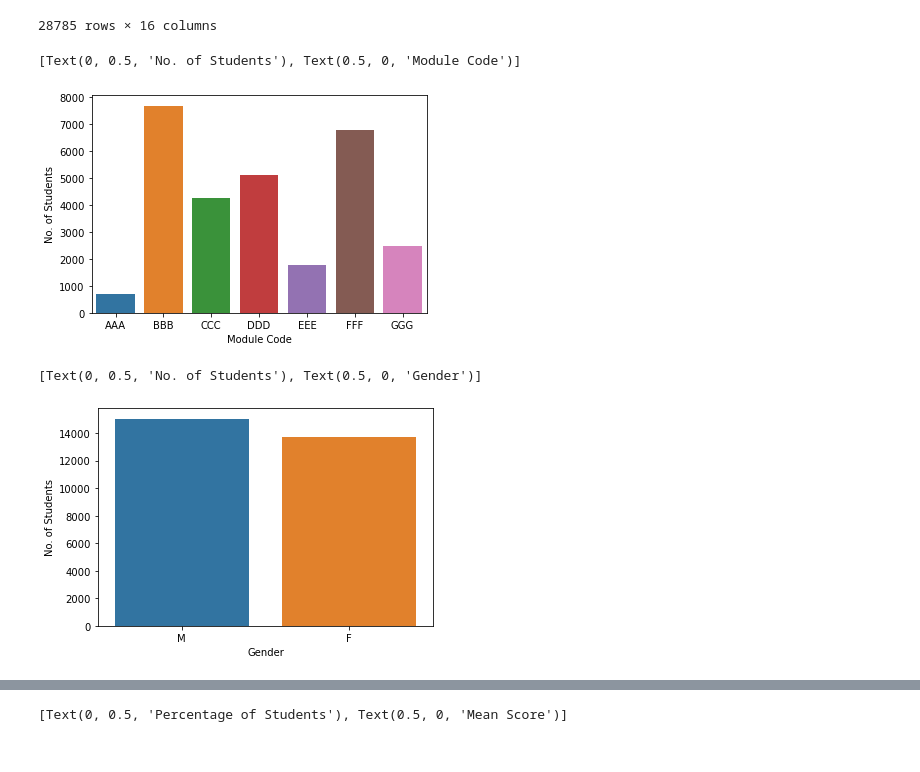
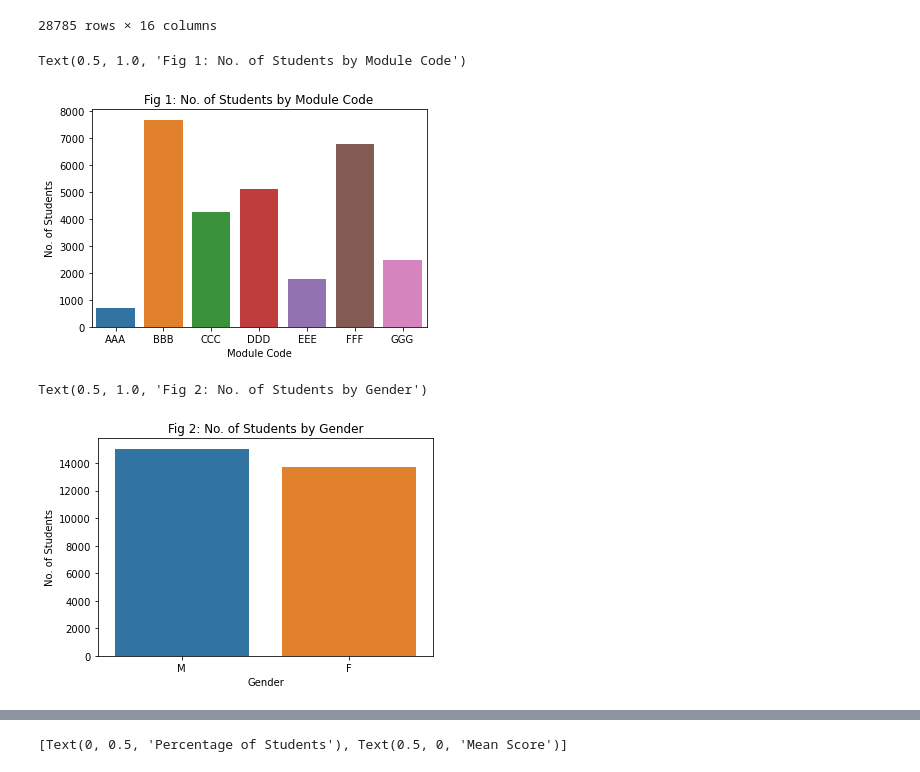
Before and after one commit to jingdalim/Education_Analysis, a Jupyter notebook: Education Workbook.ipynb, the cells around one changed output, grey strips where cells are left out. Saved outputs shown, nothing was run; the diff lists cells and outputs as text; code cells hidden in the pictures.

Commit message:
<updated chart axis lables>

```diff
--- a/Education Workbook.ipynb
+++ b/Education Workbook.ipynb
@@ -305,13 +315,21 @@ studentInfo_Vle_Scores
 studentInfo_Vle_Scores.to_csv('studentInfo_Vle_Scores.csv')
 # %%
 ax = sns.countplot(studentInfo_Vle_Scores['code_module'])
-ax.set(xlabel = 'Module Code', ylabel = 'No. of Students')
+plt.xlabel("Module Code")
+plt.ylabel("No. of Students")
+plt.title("Fig 1: No. of Students by Module Code")
+
+#plotting number of students by Module Code
 # %% [output]
-[Text(0, 0.5, 'No. of Students'), Text(0.5, 0, 'Module Code')]
+Text(0.5, 1.0, 'Fig 1: No. of Students by Module Code')
-[figure, old version]
+[figure, new version]
 # %%
-ax1 = sns.countplot(studentInfo_Vle_Scores['gender'])
-ax1.set(xlabel = 'Gender', ylabel = 'No. of Students')
+ax = sns.countplot(studentInfo_Vle_Scores['gender'])
+plt.xlabel('Gender')
+plt.ylabel('No. of Students')
+plt.title('Fig 2: No. of Students by Gender')
+
+#plotting number of students by Gender
 # %% [output]
-[Text(0, 0.5, 'No. of Students'), Text(0.5, 0, 'Gender')]
+Text(0.5, 1.0, 'Fig 2: No. of Students by Gender')
-[figure, old version]
+[figure, new version]
```
Also changed, not shown: parts of 47 cells of this notebook.
